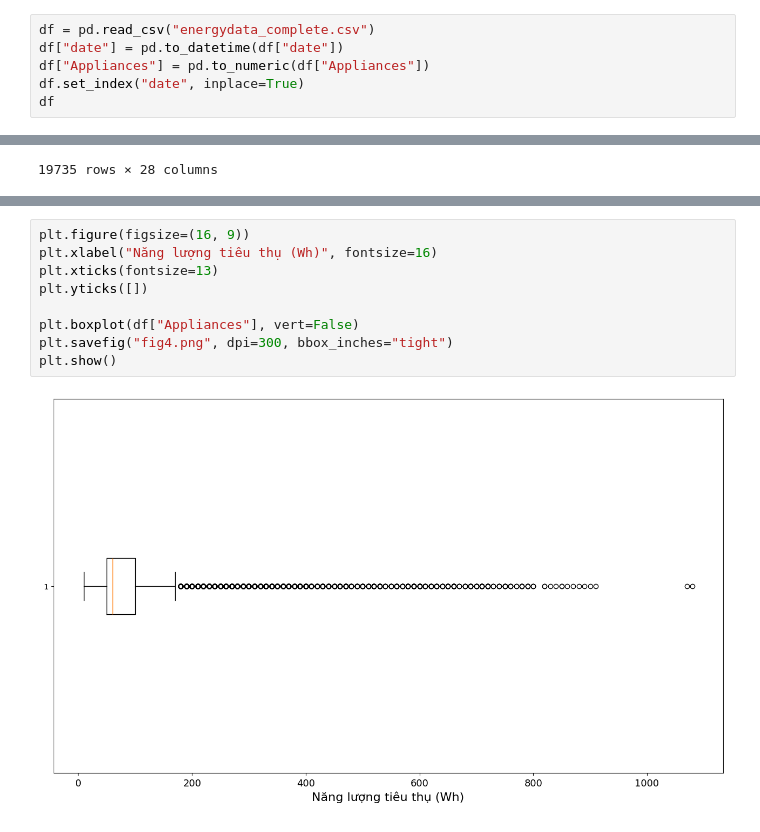
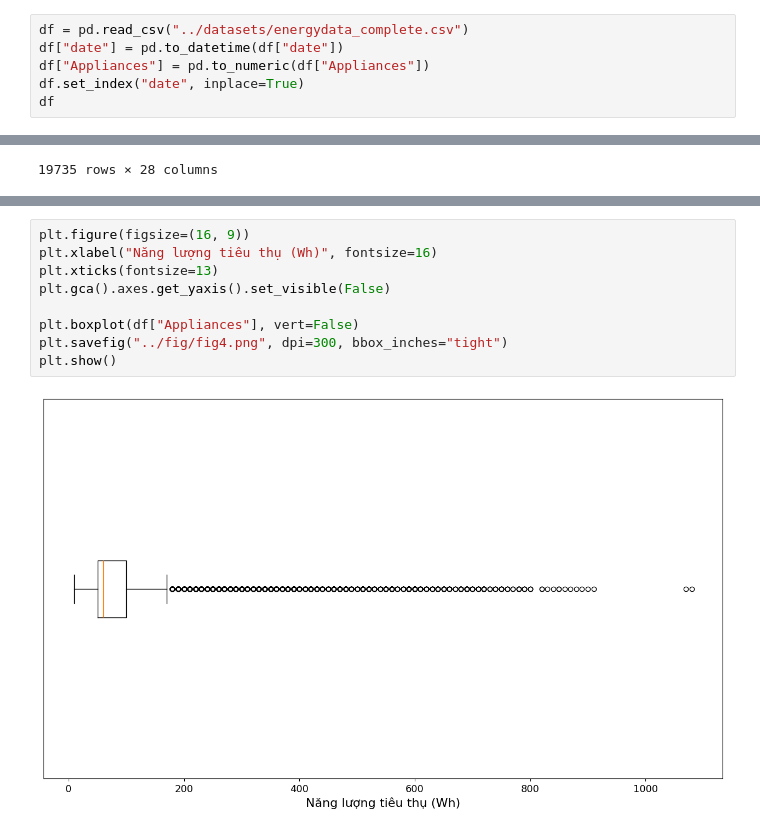
Before and after one commit to wutdahack1337/CT294-project, a Jupyter notebook: notebooks/plot_data.ipynb, the cells around one changed output, grey strips where cells are left out. Drawn from its saved outputs; the diff is of its cells as text.

Commit message:
change dir in plot_data.py

```diff
--- a/notebooks/plot_data.ipynb
+++ b/notebooks/plot_data.ipynb
@@ -2,7 +2,7 @@
 import pandas as pd
 from matplotlib import pyplot as plt
 # %%
-df = pd.read_csv("energydata_complete.csv")
+df = pd.read_csv("../datasets/energydata_complete.csv")
 df["date"] = pd.to_datetime(df["date"])
 df["Appliances"] = pd.to_numeric(df["Appliances"])
 df.set_index("date", inplace=True)
@@ -67,11 +67,11 @@ plt.show()
 # %%
 plt.figure(figsize=(16, 9))
 plt.xlabel("Năng lượng tiêu thụ (Wh)", fontsize=16)
 plt.xticks(fontsize=13)
-plt.yticks([])
+plt.gca().axes.get_yaxis().set_visible(False)
 
 plt.boxplot(df["Appliances"], vert=False)
-plt.savefig("fig4.png", dpi=300, bbox_inches="tight")
+plt.savefig("../fig/fig4.png", dpi=300, bbox_inches="tight")
 plt.show()
 # %% [output]
-[figure, old version]
+[figure, new version]
```
Also changed, not shown: parts of 3 cells of this notebook, 4 other files.
